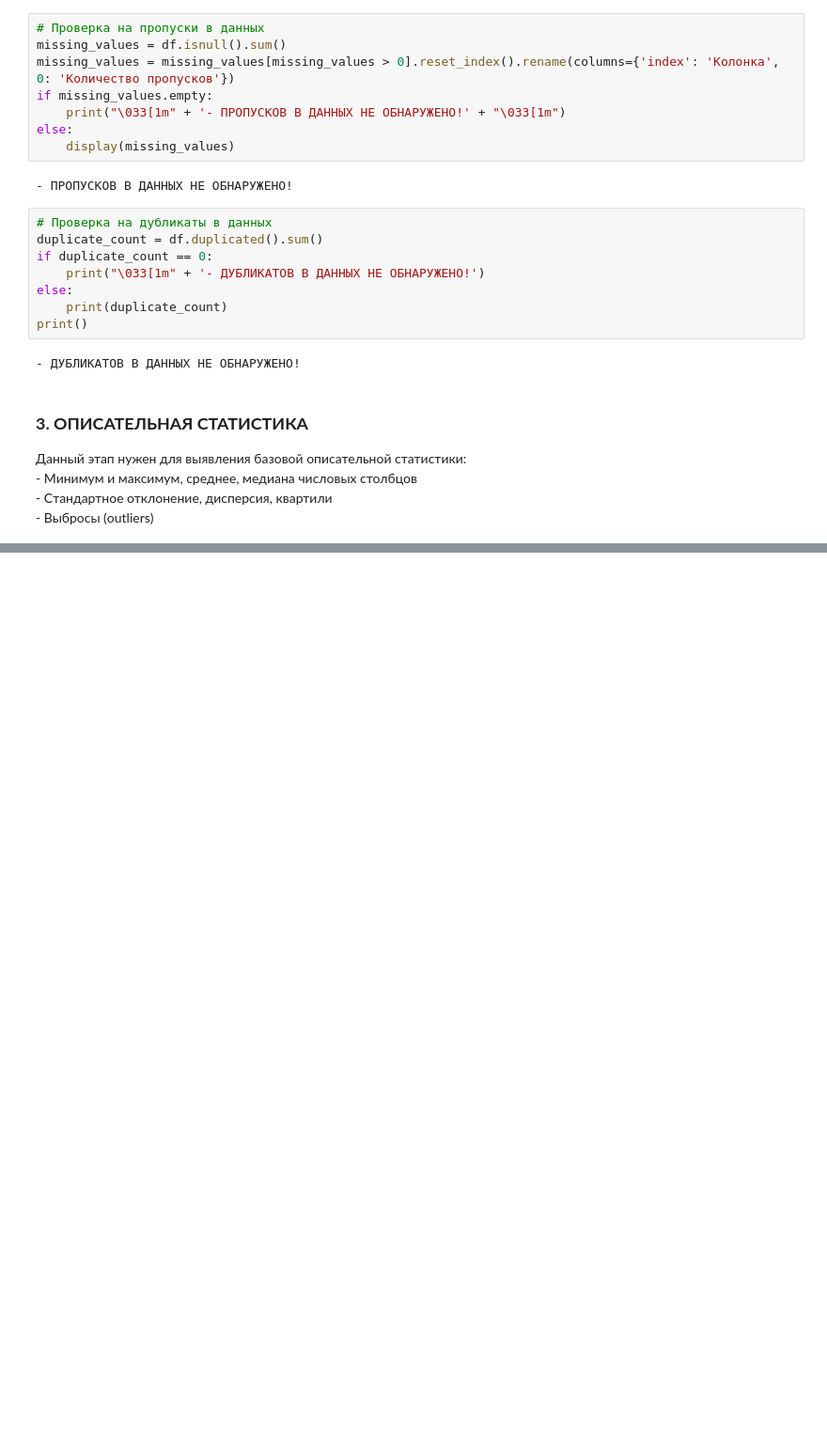
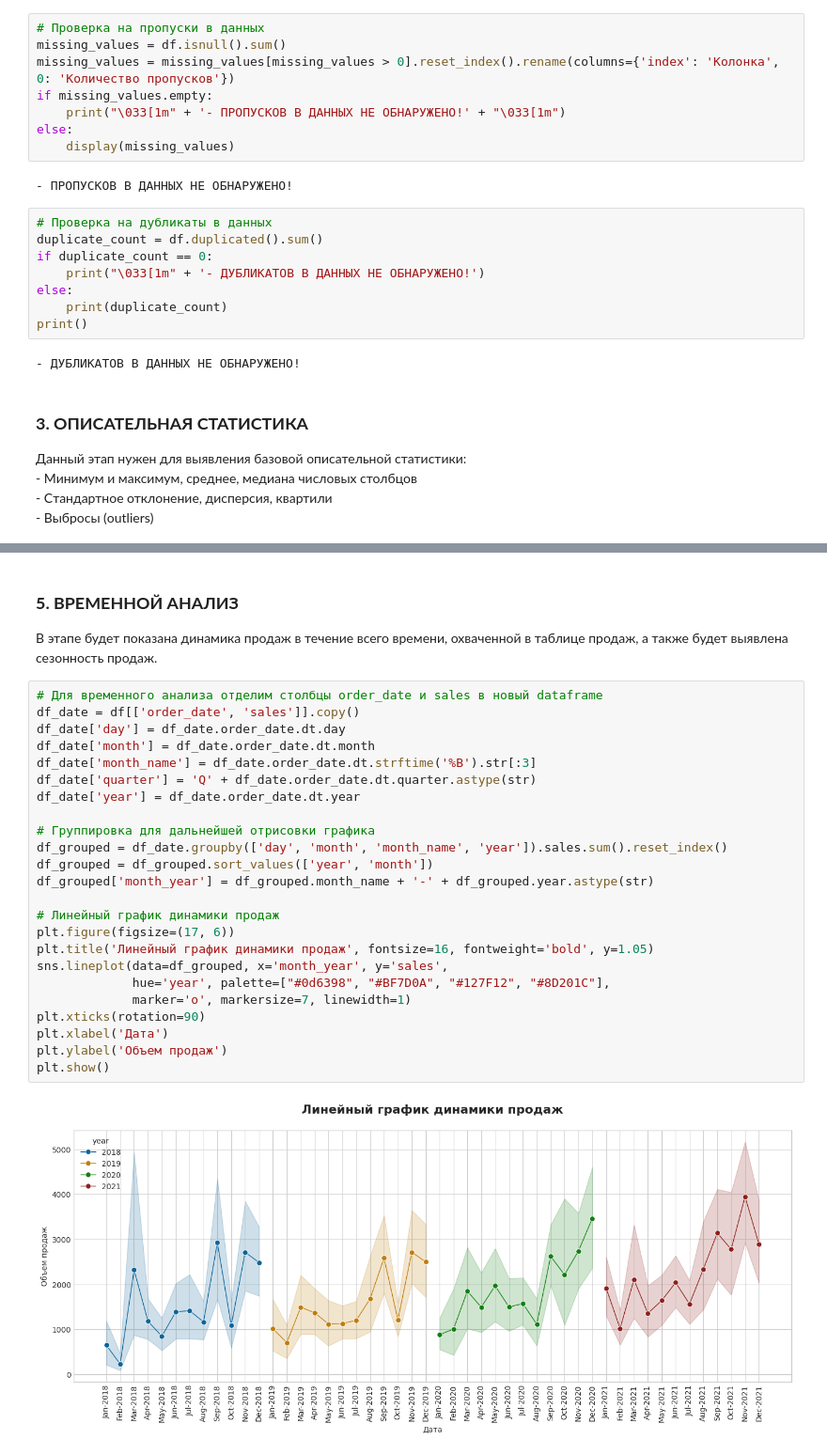
Before and after one commit to sultan9b/Sample-Superstore-Analysis, a Jupyter notebook: notebooks/02_eda_analysis.ipynb, the cells around one changed output, grey strips where cells are left out. Shown at 94% size. Cells and saved outputs as stored; diff of their text form; blank space fills up the shorter version.

```diff
--- a/notebooks/02_eda_analysis.ipynb
+++ b/notebooks/02_eda_analysis.ipynb
@@ -293,0 +402,29 @@ plt.show()
+# %% [markdown]
+<h3><strong> 5. ВРЕМЕННОЙ АНАЛИЗ</strong></h3>
+В этапе будет показана динамика продаж в течение всего времени, охваченной в таблице продаж, а также будет выявлена сезонность продаж.
+# %%
+# Для временного анализа отделим столбцы order_date и sales в новый dataframe
+df_date = df[['order_date', 'sales']].copy()
+df_date['day'] = df_date.order_date.dt.day
+df_date['month'] = df_date.order_date.dt.month
+df_date['month_name'] = df_date.order_date.dt.strftime('%B').str[:3]
+df_date['quarter'] = 'Q' + df_date.order_date.dt.quarter.astype(str)
+df_date['year'] = df_date.order_date.dt.year
+
+# Группировка для дальнейшей отрисовки графика
+df_grouped = df_date.groupby(['day', 'month', 'month_name', 'year']).sales.sum().reset_index()
+df_grouped = df_grouped.sort_values(['year', 'month'])
+df_grouped['month_year'] = df_grouped.month_name + '-' + df_grouped.year.astype(str)
+
+# Линейный график динамики продаж
+plt.figure(figsize=(17, 6))
+plt.title('Линейный график динамики продаж', fontsize=16, fontweight='bold', y=1.05)
+sns.lineplot(data=df_grouped, x='month_year', y='sales',
+             hue='year', palette=["#0d6398", "#BF7D0A", "#127F12", "#8D201C"],
+             marker='o', markersize=7, linewidth=1)
+plt.xticks(rotation=90)
+plt.xlabel('Дата')
+plt.ylabel('Объем продаж')
+plt.show()
+# %% [output]
+[figure, added]
```
Also changed, not shown: parts of 13 cells of this notebook.
